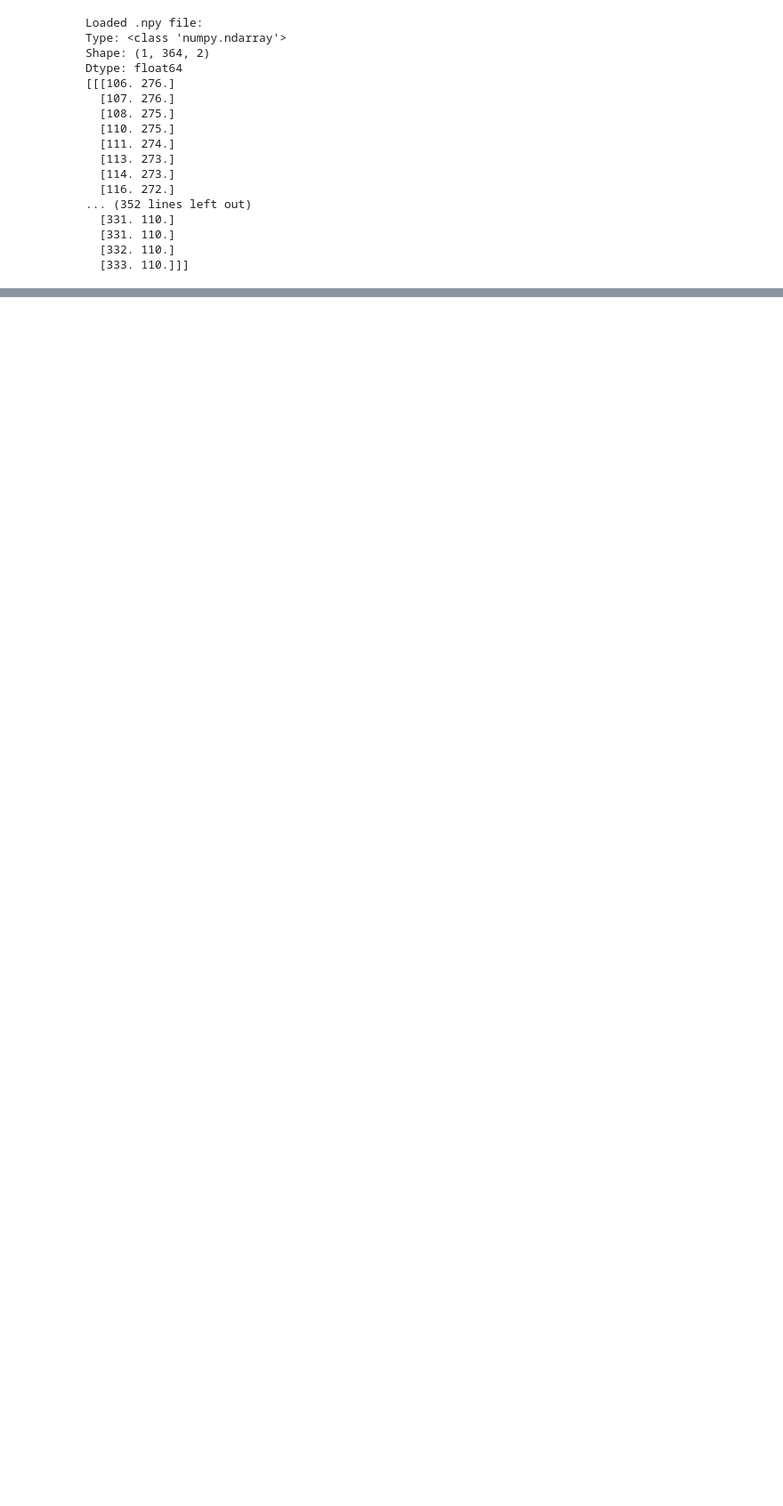
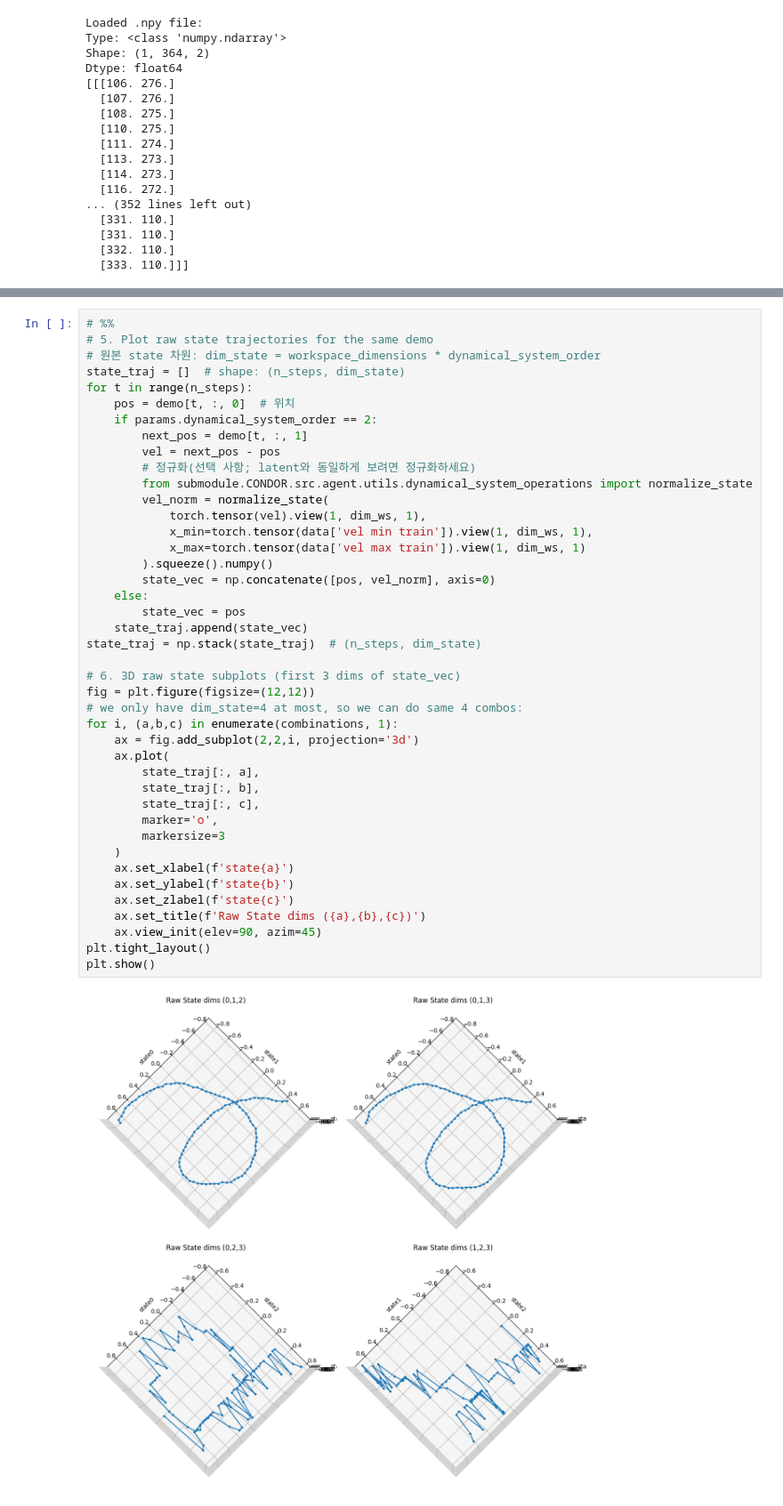
Before and after one commit to jhri626/Lfd, a Jupyter notebook: data.ipynb, the cells around one changed output, grey strips where cells are left out. Shown: that part at 89% size. Drawn from its saved outputs; the diff is of its cells as text; blank space fills up the shorter version.

```diff
--- a/data.ipynb
+++ b/data.ipynb
@@ -173,0 +446,44 @@ for fname in files:
+# %%
+# %%
+# 5. Plot raw state trajectories for the same demo
+# 원본 state 차원: dim_state = workspace_dimensions * dynamical_system_order
+state_traj = []  # shape: (n_steps, dim_state)
+for t in range(n_steps):
+    pos = demo[t, :, 0]  # 위치
+    if params.dynamical_system_order == 2:
+        next_pos = demo[t, :, 1]
+        vel = next_pos - pos
+        # 정규화(선택 사항; latent와 동일하게 보려면 정규화하세요)
+        from submodule.CONDOR.src.agent.utils.dynamical_system_operations import normalize_state
+        vel_norm = normalize_state(
+            torch.tensor(vel).view(1, dim_ws, 1),
+            x_min=torch.tensor(data['vel min train']).view(1, dim_ws, 1),
+            x_max=torch.tensor(data['vel max train']).view(1, dim_ws, 1)
+        ).squeeze().numpy()
+        state_vec = np.concatenate([pos, vel_norm], axis=0)
+    else:
+        state_vec = pos
+    state_traj.append(state_vec)
+state_traj = np.stack(state_traj)  # (n_steps, dim_state)
+
+# 6. 3D raw state subplots (first 3 dims of state_vec)
+fig = plt.figure(figsize=(12,12))
+# we only have dim_state=4 at most, so we can do same 4 combos:
+for i, (a,b,c) in enumerate(combinations, 1):
+    ax = fig.add_subplot(2,2,i, projection='3d')
+    ax.plot(
+        state_traj[:, a],
+        state_traj[:, b],
+        state_traj[:, c],
+        marker='o',
+        markersize=3
+    )
+    ax.set_xlabel(f'state{a}')
+    ax.set_ylabel(f'state{b}')
+    ax.set_zlabel(f'state{c}')
+    ax.set_title(f'Raw State dims ({a},{b},{c})')
+    ax.view_init(elev=90, azim=45)
+plt.tight_layout()
+plt.show()
+# %% [output]
+[figure, added]
```
Also changed, not shown: parts of 8 cells of this notebook, 5 other files.
